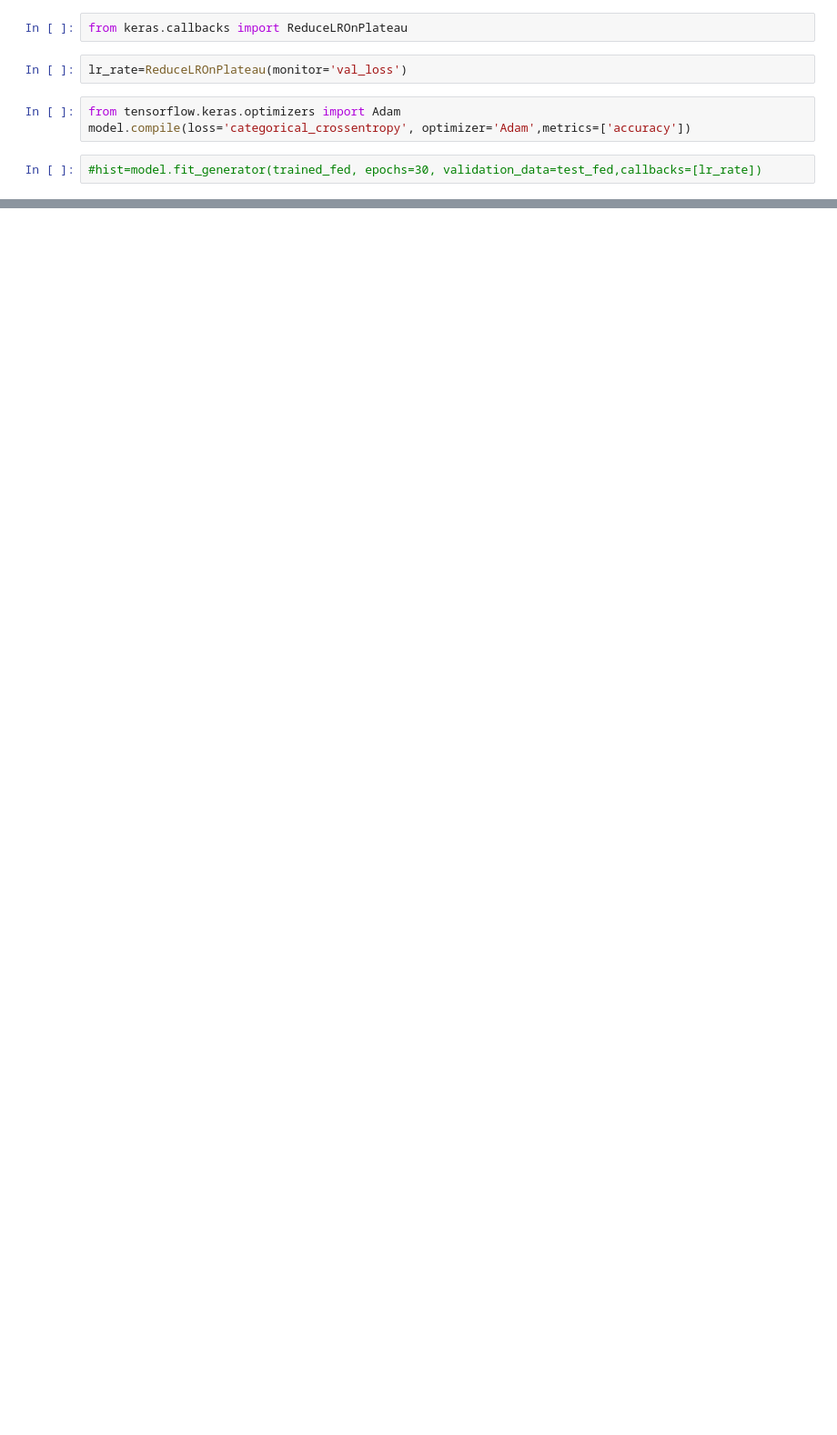
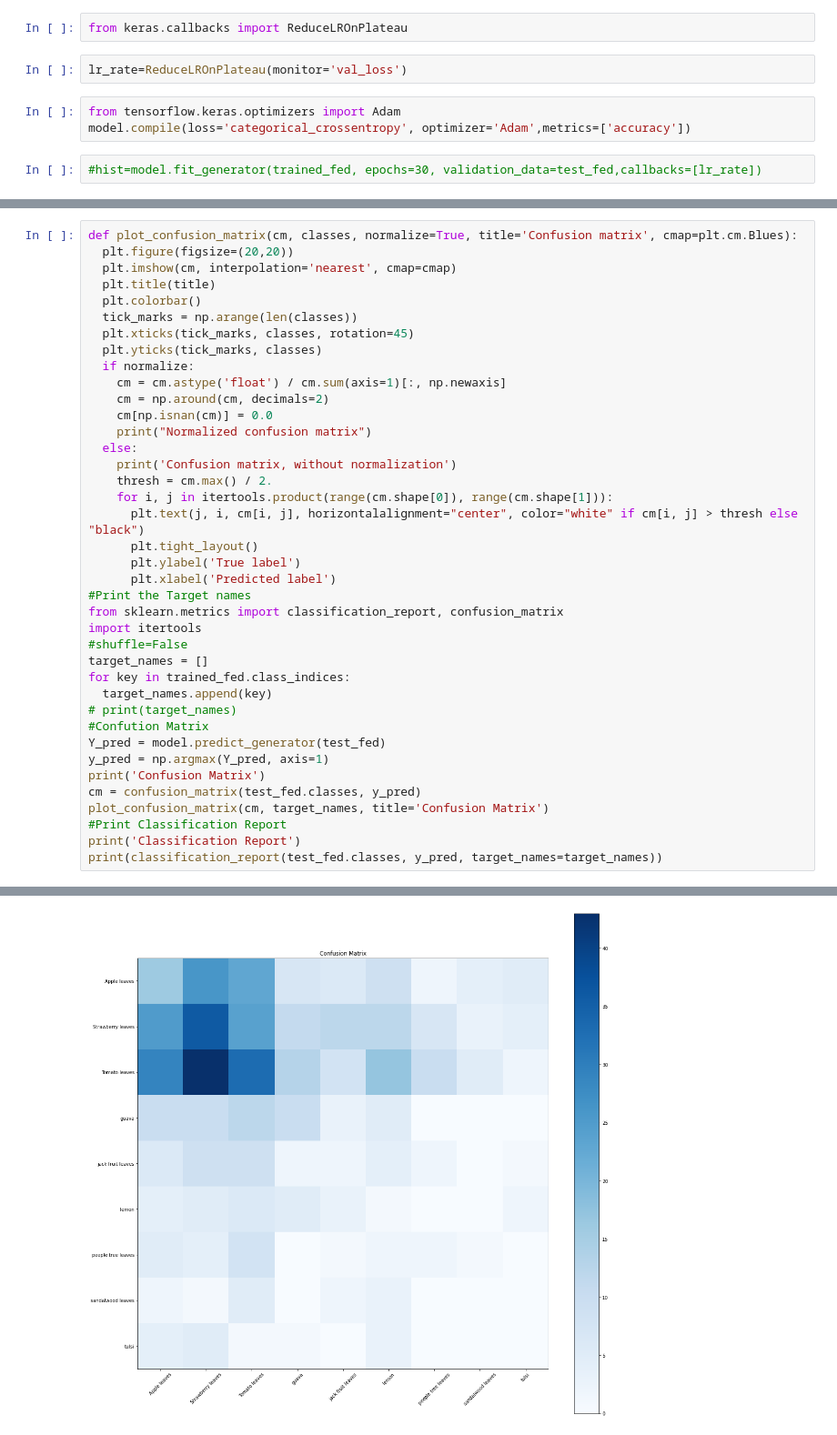
Before and after one commit to bharath967/Leaves_classification, a Jupyter notebook: transfer_learning_image_classification.ipynb, the cells around one changed output, grey strips where cells are left out. Shown at 91% size. Drawn from its saved outputs; the diff is of its cells as text; blank space fills up the shorter version.

```diff
--- a/transfer_learning_image_classification.ipynb
+++ b/transfer_learning_image_classification.ipynb
@@ -164,0 +175,40 @@ print('%.2f'%(accuracy[1]*100))
+# %%
+def plot_confusion_matrix(cm, classes, normalize=True, title='Confusion matrix', cmap=plt.cm.Blues):
+  plt.figure(figsize=(20,20))
+  plt.imshow(cm, interpolation='nearest', cmap=cmap)
+  plt.title(title)
+  plt.colorbar()
+  tick_marks = np.arange(len(classes))
+  plt.xticks(tick_marks, classes, rotation=45)
+  plt.yticks(tick_marks, classes)
+  if normalize:
+    cm = cm.astype('float') / cm.sum(axis=1)[:, np.newaxis]
+    cm = np.around(cm, decimals=2)
+    cm[np.isnan(cm)] = 0.0
+    print("Normalized confusion matrix")
+  else:
+    print('Confusion matrix, without normalization')
+    thresh = cm.max() / 2.
+    for i, j in itertools.product(range(cm.shape[0]), range(cm.shape[1])):
+      plt.text(j, i, cm[i, j], horizontalalignment="center", color="white" if cm[i, j] > thresh else "black")
+      plt.tight_layout()
+      plt.ylabel('True label')
+      plt.xlabel('Predicted label')
+#Print the Target names
+from sklearn.metrics import classification_report, confusion_matrix
+import itertools
+#shuffle=False
+target_names = []
+for key in trained_fed.class_indices:
+  target_names.append(key)
+# print(target_names)
+#Confution Matrix
+Y_pred = model.predict_generator(test_fed)
+y_pred = np.argmax(Y_pred, axis=1)
+print('Confusion Matrix')
+cm = confusion_matrix(test_fed.classes, y_pred)
+plot_confusion_matrix(cm, target_names, title='Confusion Matrix')
+#Print Classification Report
+print('Classification Report')
+print(classification_report(test_fed.classes, y_pred, target_names=target_names))
+# %% [output]
@@ -164,0 +233 @@ print('%.2f'%(accuracy[1]*100))
+[figure, added]
```
Also changed, not shown: parts of 10 cells of this notebook.
